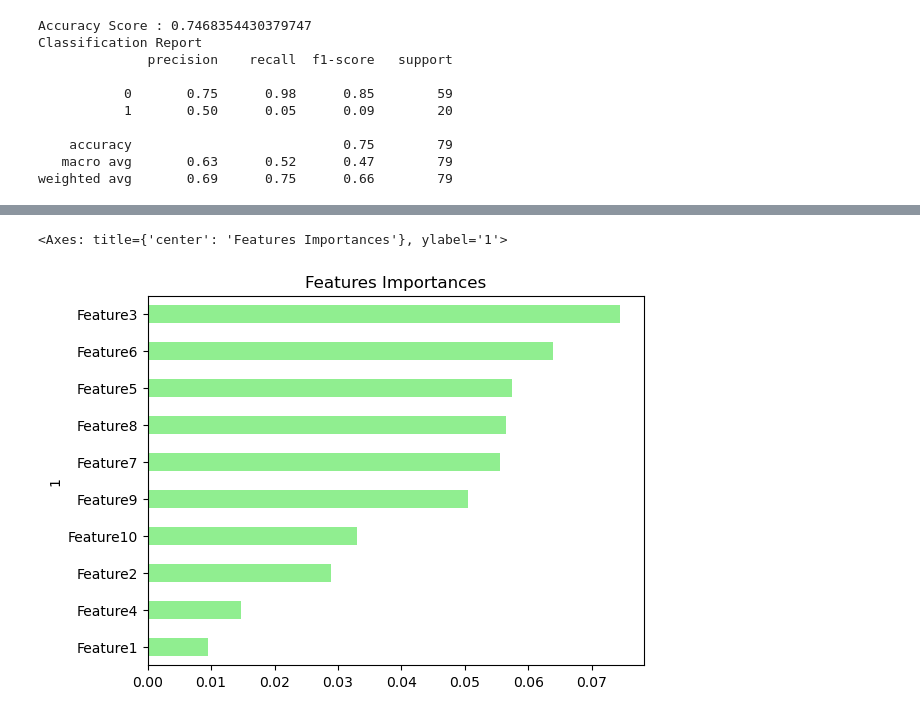
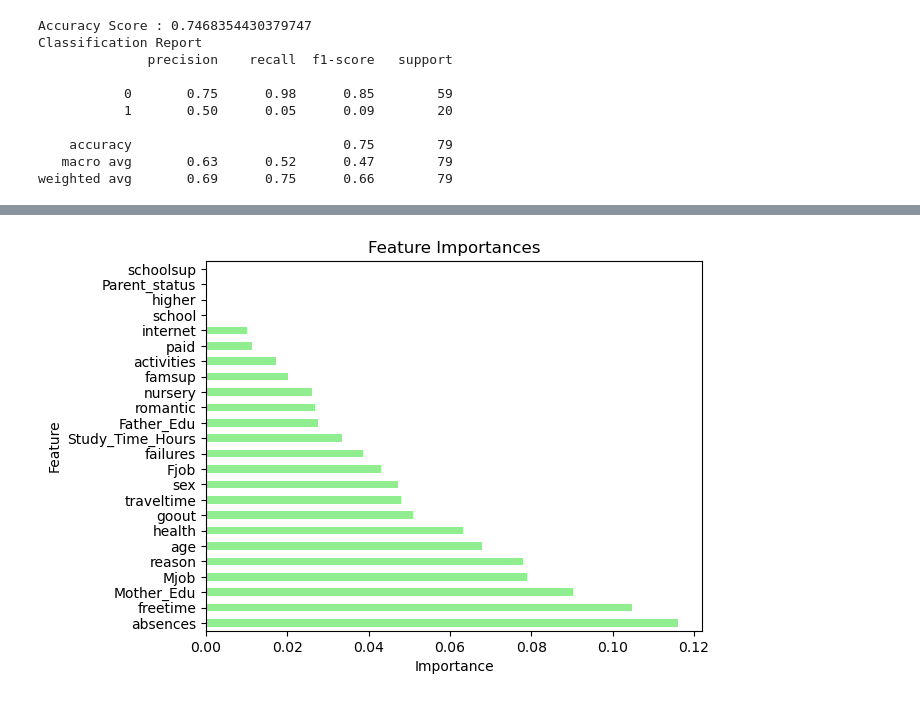
Before and after one commit to lilianaperezdiaz/student_predictor, a Jupyter notebook: DecisionTree_Seth_Talibah.ipynb, the cells around one changed output, grey strips where cells are left out. Cells and saved outputs as stored; diff of their text form; code cells hidden in the pictures.

```diff
--- a/DecisionTree_Seth_Talibah.ipynb
+++ b/DecisionTree_Seth_Talibah.ipynb
@@ -222,11 +192,10 @@ sorted(zip(rf_model.feature_importances_, X.columns), reverse=True)
-# %%
-# Visualize the features by importance
-importances_df = pd.DataFrame(sorted(zip(rf_model.feature_importances_, X.columns), reverse=True))
-importances_df.set_index(importances_df[1], inplace=True)
-importances_df.drop(columns=1, inplace=True)
-importances_df.rename(columns={0: 'Feature Importances'}, inplace=True)
-importances_sorted = importances_df.sort_values(by='Feature Importances')
-importances_sorted.plot(kind='barh', color='lightgreen', title= 'Features Importances', legend=False)
-# %% [output]
-<Axes: title={'center': 'Features Importances'}, ylabel='1'>
-[figure, removed]
+# %%
+feature_importance.set_index('Feature', inplace=True)
+# %%
+# Plot feature importances
+feature_importance.plot(kind='barh', color='lightgreen', title='Feature Importances', legend=False)
+plt.xlabel('Importance')
+plt.ylabel('Feature')
+plt.show()
+# %% [output]
+[figure, added]
```
Also changed, not shown: parts of 11 cells of this notebook, 1 other file.
